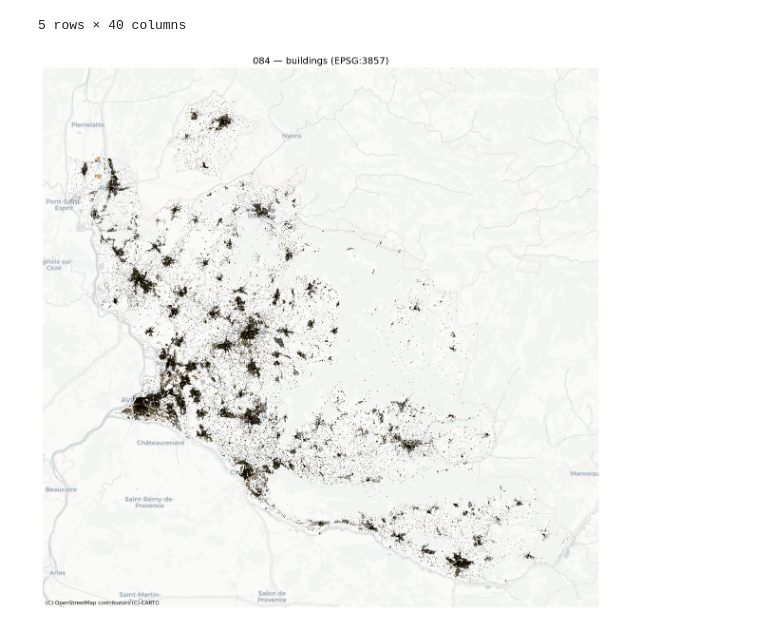
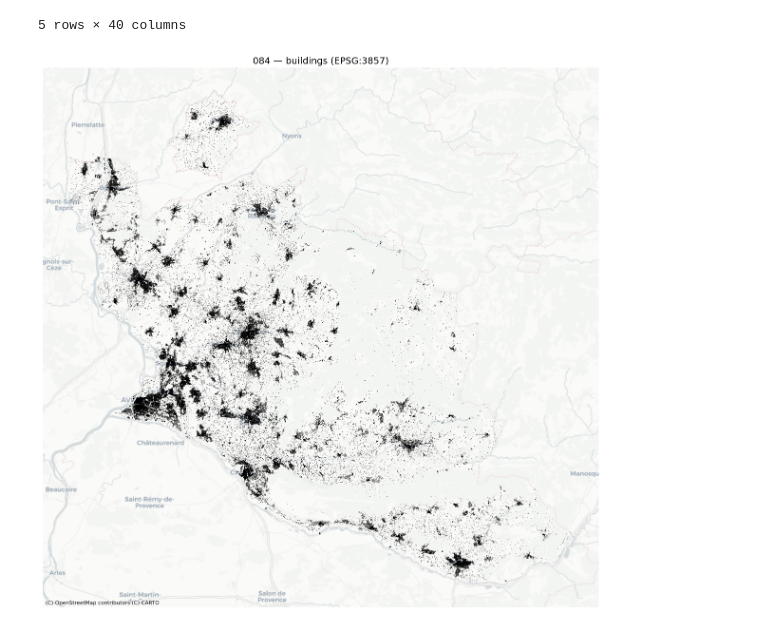
Before and after one commit to Medialoco/c084, a Jupyter notebook: data-analysis-notebooks/c084-250917-v2.ipynb, the cells around one changed output. Cells and saved outputs as stored; diff of their text form; code cells hidden in the pictures.

```diff
--- a/data-analysis-notebooks/c084-250917-v2.ipynb
+++ b/data-analysis-notebooks/c084-250917-v2.ipynb
@@ -36,21 +39,21 @@ Buildings rows: 500201
 | 3 | None | None | None | None | None | None | None | ... |
 | 4 | None | None | None | None | None | None | None | ... |
 5 rows × 40 columns
-# %%
-import matplotlib.pyplot as plt
-import contextily as ctx
-
-b3857 = buildings.to_crs(epsg=3857)
-
-fig, ax = plt.subplots(figsize=(12, 12))
-
-b3857.plot(ax=ax, color="orange", edgecolor="black", linewidth=0.2)
-
-ctx.add_basemap(ax, source=ctx.providers.CartoDB.Positron)
-
-ax.set_axis_off()
-ax.set_title("084 — buildings (EPSG:3857)", fontsize=14)
-plt.tight_layout()
-plt.show()
-# %% [output]
-[figure, removed]
+# %%
+import matplotlib.pyplot as plt
+import contextily as ctx
+
+b3857 = buildings.to_crs(epsg=3857)
+
+fig, ax = plt.subplots(figsize=(12, 12))
+
+b3857.plot(ax=ax, color="black", edgecolor="black", linewidth=0.2)
+
+ctx.add_basemap(ax, source=ctx.providers.CartoDB.Positron)
+
+ax.set_axis_off()
+ax.set_title("084 — buildings (EPSG:3857)", fontsize=14)
+plt.tight_layout()
+plt.show()
+# %% [output]
+[figure, added]
```
Also changed, not shown: parts of 4 cells of this notebook.
